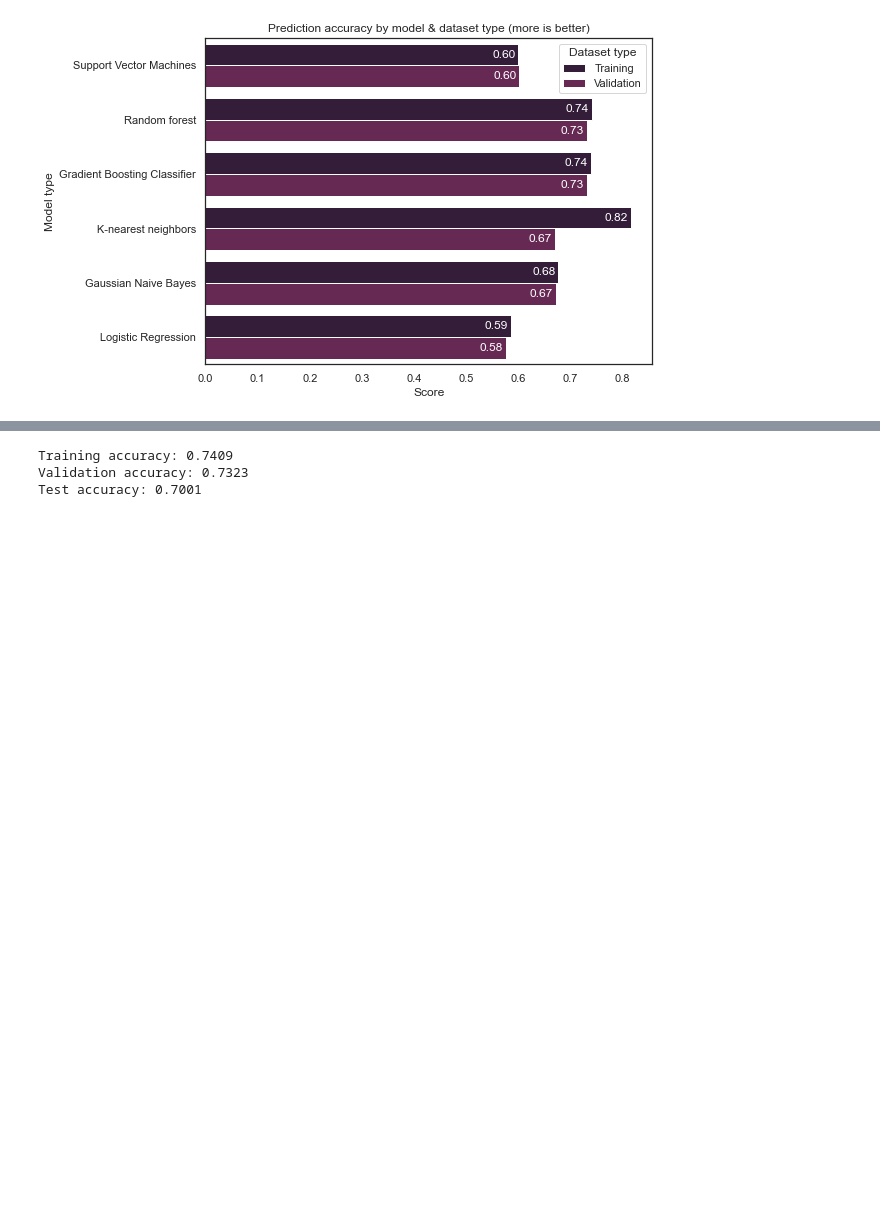
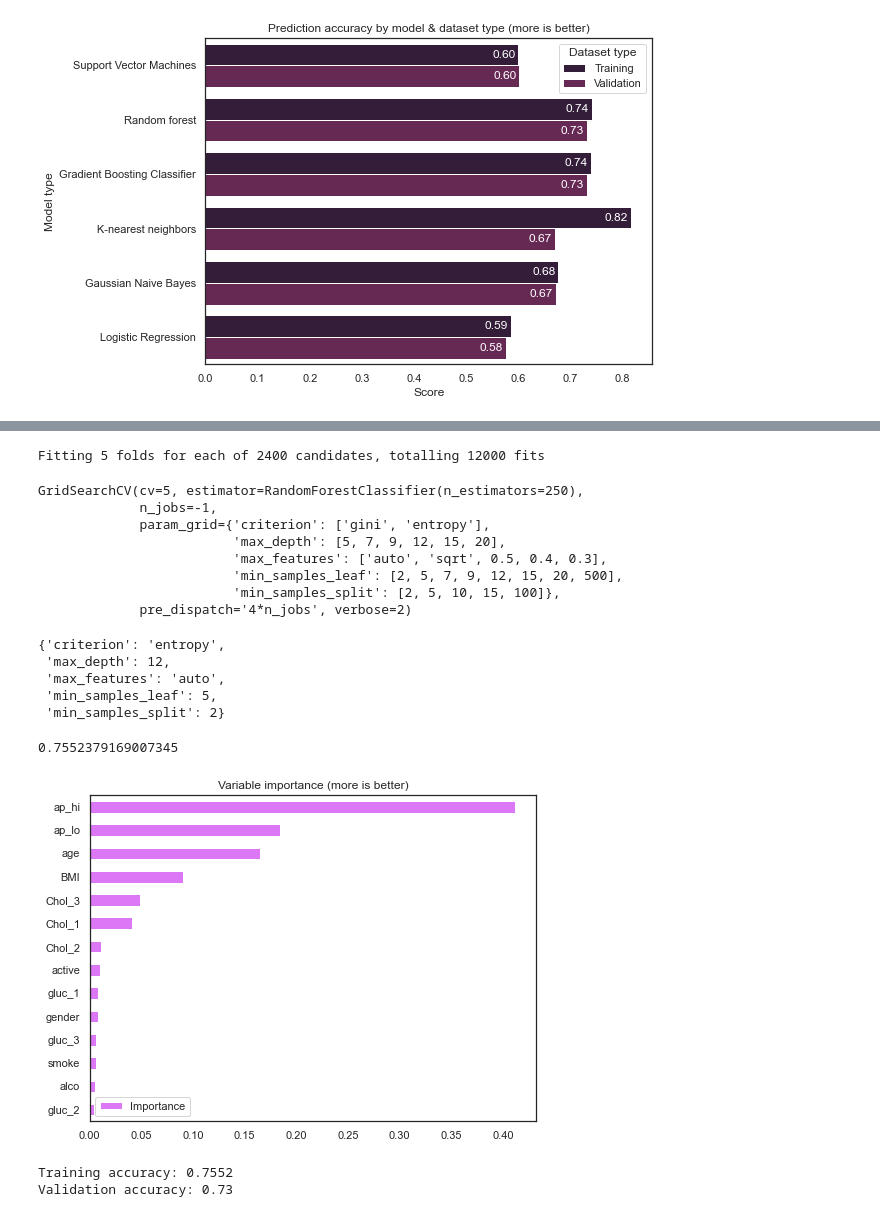
Before and after one commit to pasaunier/FDD_Projet_H, a Jupyter notebook: classification_saunier_rendu.ipynb, the cells around one changed output, grey strips where cells are left out. Saved outputs shown, nothing was run; the diff lists cells and outputs as text; code cells hidden in the pictures; blank space fills up the shorter version.

Commit message:
grid search cv

```diff
--- a/classification_saunier_rendu.ipynb
+++ b/classification_saunier_rendu.ipynb
@@ -280,12 +280,12 @@ full_df.head()
 # %%
 # Splitting the dataset into 3 subgroups :
-# training (80%) ; validation (19%) ; testing(1%)
+# training (70%) ; validation (20%) ; testing(10%)
 train_x , valid_x , train_y , valid_y = train_test_split( full_df , data.cardio ,
-                                                         train_size = .8, random_state = 2021)
+                                                         train_size = .7, random_state = 2021)
 
 # the following test data will be used to evaluate the final model
 # it will NOT be used before
-test_x = valid_x.sample(frac = 0.05, random_state = 2021)
+test_x = valid_x.sample(frac = 0.33, random_state = 2021)
 test_y = valid_y[test_x.index]
 #dropping the lines used in the test dataset from the validation dataset :
 valid_x.drop(test_x.index, inplace=True)
@@ -434,23 +430,30 @@ Text(0.5, 1.0, 'Prediction accuracy by model & dataset type (more is better)')
 from sklearn.model_selection import GridSearchCV
 # i.e. on va pimper le random forest sa mère
 
-classif = (n_estimators=250)
+classif = RandomForestClassifier(n_estimators=250)
 # read the docs to create this abomination :
 param_l = {
-    "criterion": ["gini", "entropy"]
-    "max_depth": [ 5, 7, 9, 12, 15, 20, 50, 70],
-    "min_samples_split": [2, 5, 10, 15, 100]
+    "criterion": ["gini", "entropy"],
+    "max_depth": [ 5, 7, 9, 12, 15, 20],
+    "min_samples_split": [2, 5, 10, 15, 100],
     "min_samples_leaf": [2, 5, 7, 9, 12, 15, 20, 500],
-    "max_features": ['auto', 'sqrt', 0.5, 0.4, 0.3]
-}
+    "max_features": ['auto', 'sqrt', 0.5, 0.4, 0.3] }
+
 cv_searcher = GridSearchCV(classif,
                         param_l,
                         cv=5,
                         verbose=2,
-                        pre_dispatch='2*n_jobs')
+                        pre_dispatch='4*n_jobs',
+                        n_jobs=-1)
 
-cv_searcher.fit(X_train, y_train)
+cv_searcher.fit(train_x, train_y)
 # %% [output]
-Training accuracy: 0.7409
-Validation accuracy: 0.7323
-Test accuracy: 0.7001
+Fitting 5 folds for each of 2400 candidates, totalling 12000 fits
+GridSearchCV(cv=5, estimator=RandomForestClassifier(n_estimators=250),
+             n_jobs=-1,
+             param_grid={'criterion': ['gini', 'entropy'],
+                         'max_depth': [5, 7, 9, 12, 15, 20],
+                         'max_features': ['auto', 'sqrt', 0.5, 0.4, 0.3],
+                         'min_samples_leaf': [2, 5, 7, 9, 12, 15, 20, 500],
+                         'min_samples_split': [2, 5, 10, 15, 100]},
+             pre_dispatch='4*n_jobs', verbose=2)
@@ -461,20 +465,37 @@ with open("./cv_searcher.pk", "wb") as fp:
+# %%
+# display the best results:
+cv_searcher.best_params_
+# %% [output]
+{'criterion': 'entropy',
+ 'max_depth': 12,
+ 'max_features': 'auto',
+ 'min_samples_leaf': 5,
+ 'min_samples_split': 2}
+# %%
+plot_model_var_imp(rand_for, train_x , train_y)
+# %% [output]
+0.7552379169007345
+[figure, added]
 # %%
 from sklearn.model_selection import GridSearchCV
 
 
-grid_clf.cv_results_
-
 # no need to fine-tune n_estimators and n_jobs
-rand_for = RandomForestClassifier(n_estimators=250,
-                                  max_depth = 7,      #advice says btwn 5-15 to reduce overfitting
+rand_for = RandomForestClassifier(n_estimators=500,
+                                  max_depth = 12,      #advice says btwn 5-15 to reduce overfitting
                                   min_samples_leaf=5,
-                                  max_features=0.5,
+                                  min_samples_split =2,
+                                  max_features='auto',
+                                  criterion='entropy',
                                   n_jobs=-1
                                  )
 
-rand_for.fit( train_X , train_y )
+rand_for.fit(train_x , train_y)
 
 print(f"""
-Training accuracy: {round(rand_for.score( train_X , train_y ),4)}
-Validation accuracy: {round(rand_for.score( valid_X , valid_y ),4)}
+Training accuracy: {round(rand_for.score( train_x , train_y ),4)}
+Validation accuracy: {round(rand_for.score( valid_x , valid_y ),4)}
 """)
+# %% [output]
+Training accuracy: 0.7552
+Validation accuracy: 0.73
```
Also changed, not shown: parts of 36 cells of this notebook, 4 other files.
